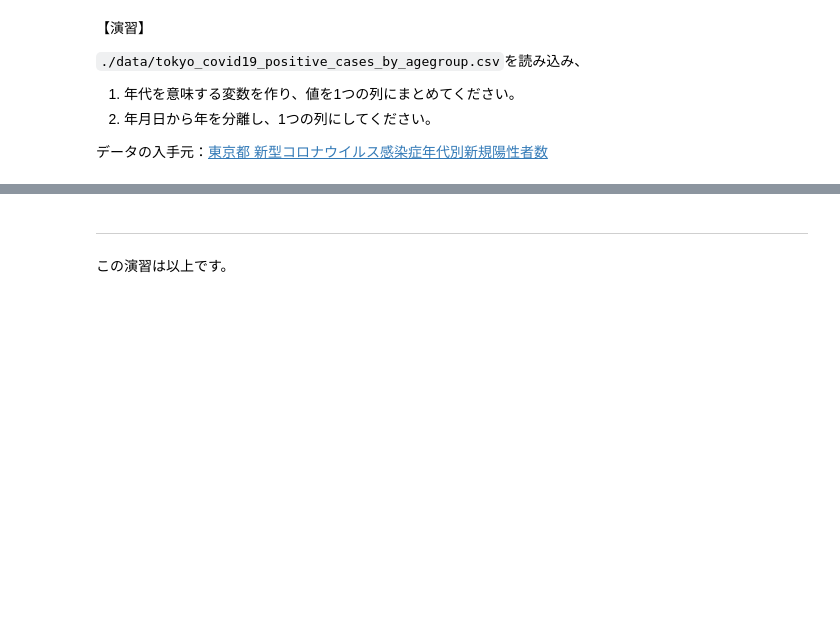
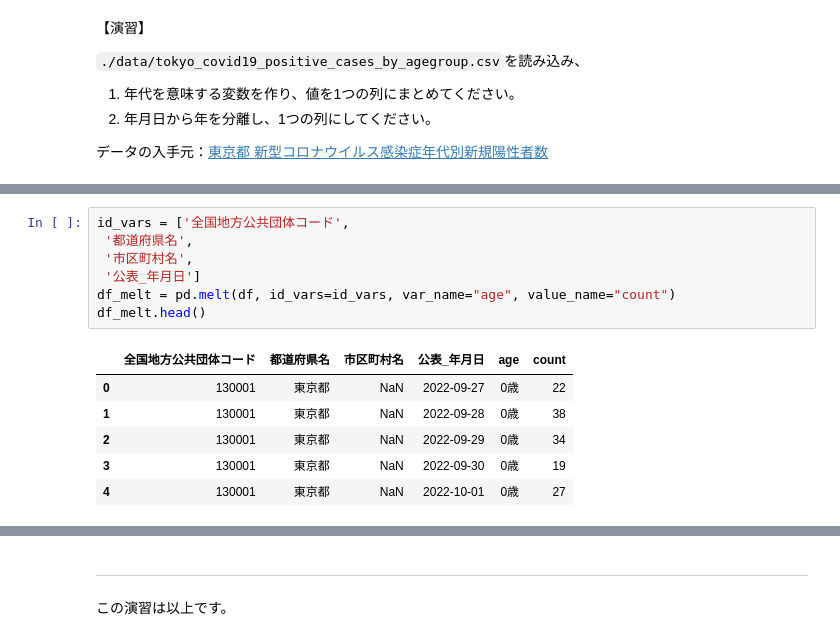
Before and after one commit to umenerineri/infovis-notebooks, a Jupyter notebook: exercise_6/tidy-data.ipynb, the cells around one changed output, grey strips where cells are left out. Drawn from its saved outputs; the diff is of its cells as text; blank space fills up the shorter version.

```diff
--- a/exercise_6/tidy-data.ipynb
+++ b/exercise_6/tidy-data.ipynb
@@ -360,0 +393,14 @@ weather_tidy.head()
+# %%
+id_vars = ['全国地方公共団体コード',
+ '都道府県名',
+ '市区町村名',
+ '公表_年月日']
+df_melt = pd.melt(df, id_vars=id_vars, var_name="age", value_name="count")
+df_melt.head()
+# %% [output]
+|  | 全国地方公共団体コード | 都道府県名 | 市区町村名 | 公表_年月日 | age | count |
+| 0 | 130001 | 東京都 | NaN | 2022-09-27 | 0歳 | 22 |
+| 1 | 130001 | 東京都 | NaN | 2022-09-28 | 0歳 | 38 |
+| 2 | 130001 | 東京都 | NaN | 2022-09-29 | 0歳 | 34 |
+| 3 | 130001 | 東京都 | NaN | 2022-09-30 | 0歳 | 19 |
+| 4 | 130001 | 東京都 | NaN | 2022-10-01 | 0歳 | 27 |
```
Also changed, not shown: parts of 4 cells of this notebook.
